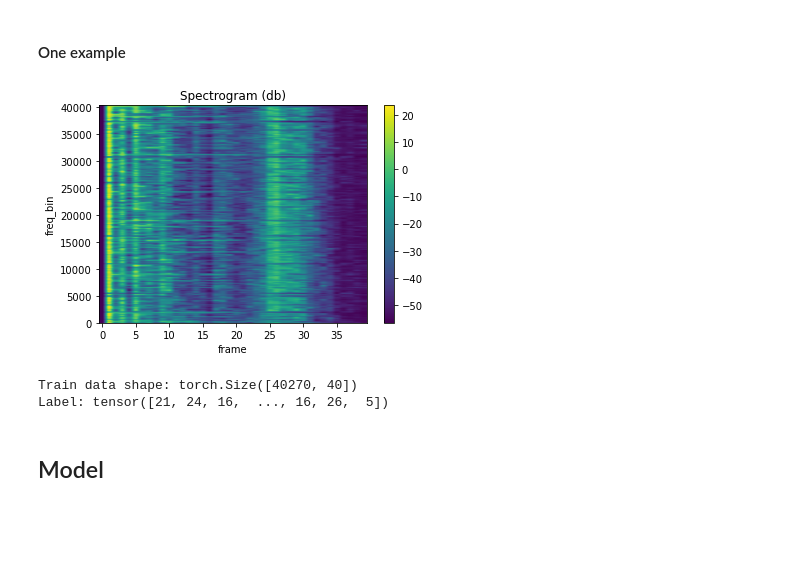
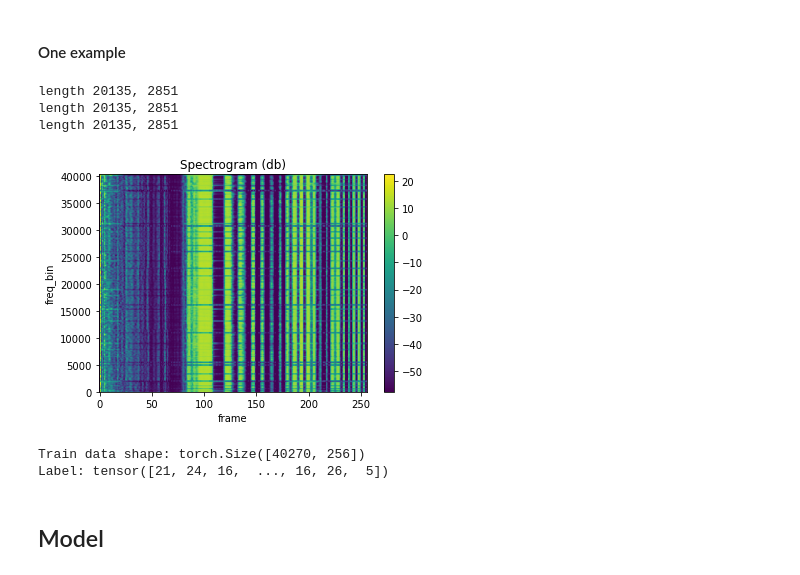
Before and after one commit to Sam-limyr/automatic-speech-recognition, a Jupyter notebook: Build model.ipynb, the cells around one changed output. Cells and saved outputs as stored; diff of their text form; code cells hidden in the pictures; blank space fills up the shorter version.

Commit message:
Update data able to input into nn

```diff
--- a/Build model.ipynb
+++ b/Build model.ipynb
@@ -30,14 +28,7 @@ cuda: NVIDIA GeForce RTX 3060 Laptop GPU, torch 1.9.1
 # %% [markdown]
 ## Dataset
 # %%
-transform = torch.nn.Sequential(
-    T.MFCC(),
-    # ToTensor()
-    # T.LogMelSpec(sample_rate=sample_rate, n_mels=n_feats,  win_length=160, hop_length=80)
-)
-# transform = transform.to(device)
-
-train_data = AudioDataset(train_data_path, train_label_path, transform)
+train_data = AudioDataset(train_data_path, train_label_path, sample_rate=16000, n_feats=256)
 # test_data = AudioDataset(train_data_path, train_label_path, transform)
 
 print(f'Train data: {len(train_data)}')
@@ -53,14 +44,17 @@ test_loader = torch.utils.data.DataLoader(test_data, batch_size=64, shuffle=True
 #### One example
 # %%
 # Display image and label.
-waveforms, train_labels = next(iter(train_loader))
+waveforms, train_labels, _, _ = next(iter(train_loader))
 waveform = waveforms[0]
 label = train_labels[0]
 
 plot_spectrogram(waveform)
 print(f'Train data shape: {waveform.shape}')
 print(f"Label: {label}")
 # %% [output]
+length 20135, 2851
+length 20135, 2851
+length 20135, 2851
-[figure, old version]
+[figure, new version]
-Train data shape: torch.Size([40270, 40])
-Label: tensor([21, 24, 16,  ..., 16, 26,  5])
+Train data shape: torch.Size([40270, 256])
+Label: tensor([21, 24, 16,  ..., 16, 26,  5])
```
Also changed, not shown: parts of 9 cells of this notebook, 4 other files.
